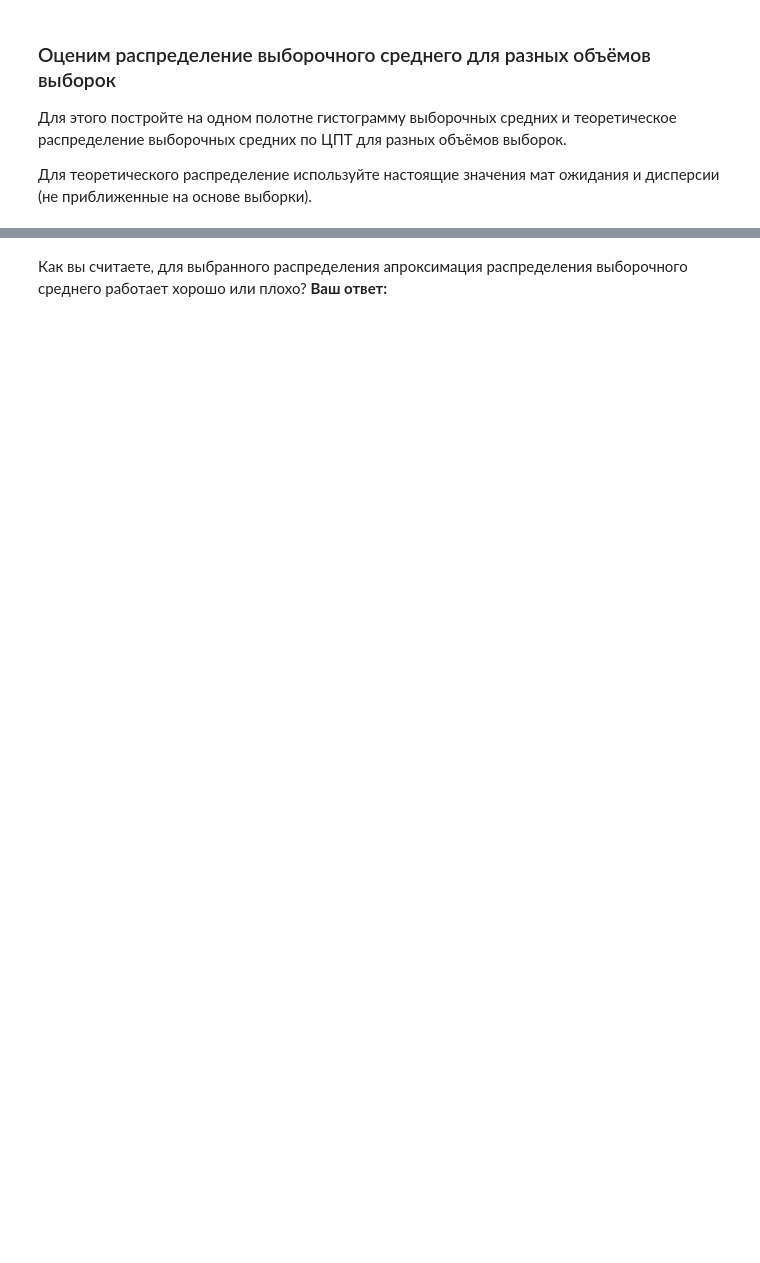
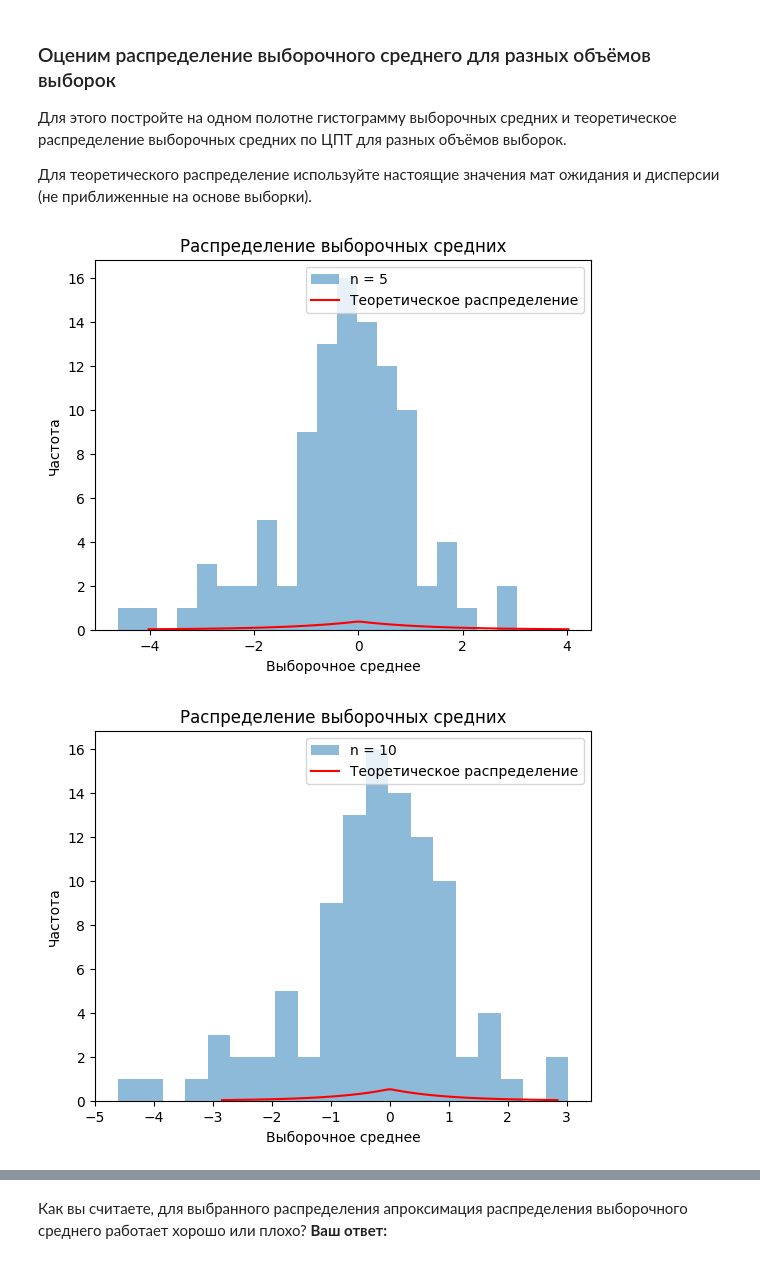
Before and after one commit to Vladislav-7-AV/teach-scool-ds, a Jupyter notebook: Hometask-M2/Практика_к_занятию_5-empty.ipynb, the cells around one changed output, grey strips where cells are left out. Cells and saved outputs as stored; diff of their text form; code cells hidden in the pictures; blank space fills up the shorter version.

```diff
--- a/Hometask-M2/Практика_к_занятию_5-empty.ipynb
+++ b/Hometask-M2/Практика_к_занятию_5-empty.ipynb
@@ -70,3 +71,31 @@ print(sample_var)
 Для этого постройте на одном полотне гистограмму выборочных средних и теоретическое распределение выборочных средних по ЦПТ для разных объёмов выборок.
 
 Для теоретического распределение используйте настоящие значения мат ожидания и дисперсии (не приближенные на основе выборки).
+# %%
+# Среднее и стандартное отклонение
+mu = 0
+sigma = 3
+
+n_samples = 1000  # Количество выборок
+sample_sizes = [5, 10, 20, 50, 100]
+# %%
+for size in sample_sizes:
+    # Генерируем выборки
+    samples = [np.random.normal(mu, sigma, size) for _ in range(n_samples)]
+
+    # Построение гистограммы выборочных средних
+    plt.hist(sample, bins=20, alpha=0.5, label=f'n = {size}')
+
+    # Теоретическое распределение выборочных средних по ЦПТ
+    x = np.linspace(mu - 3*sigma/np.sqrt(size), mu + 3*sigma/np.sqrt(size), 100)
+    y = laplace.pdf(x, loc=mu, scale=sigma/np.sqrt(size))
+    plt.plot(x, y, 'r-', label='Теоретическое распределение')
+    plt.xlabel('Выборочное среднее')
+    plt.ylabel('Частота')
+
+    plt.title('Распределение выборочных средних')
+    plt.legend()
+    plt.show()
+# %% [output]
+[figure, added]
+[figure, added]
```
Also changed, not shown: parts of 19 cells of this notebook.
